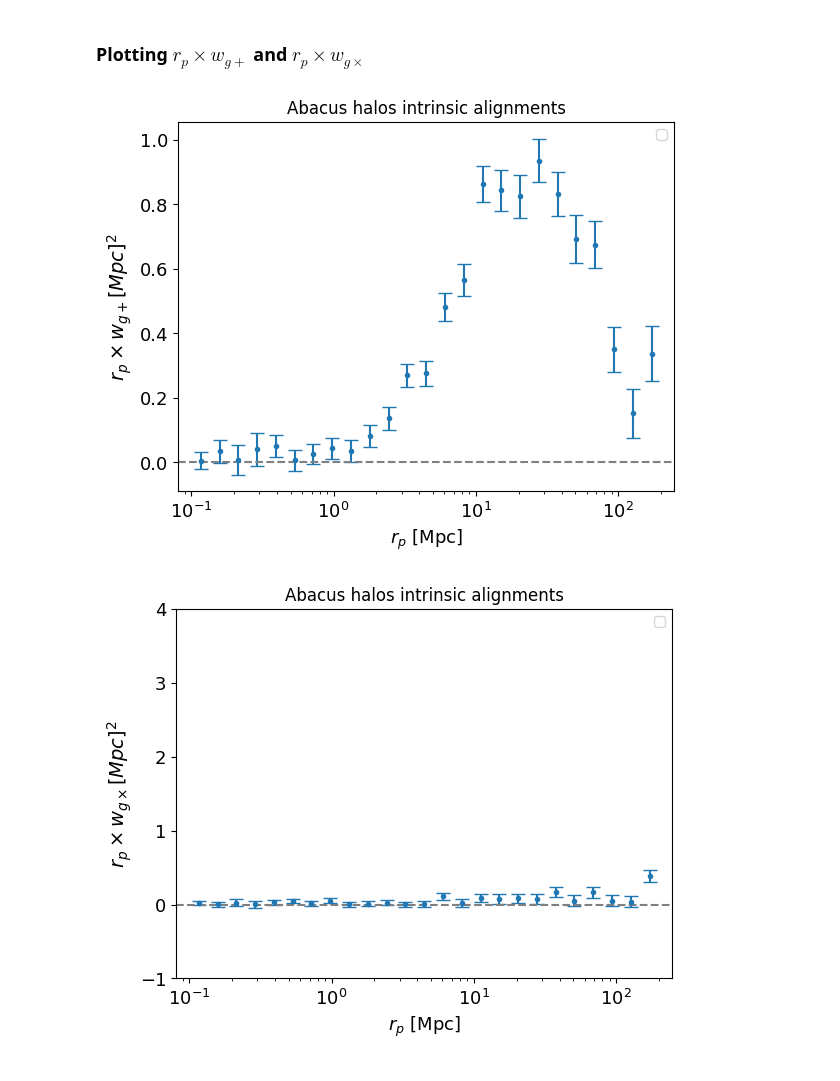
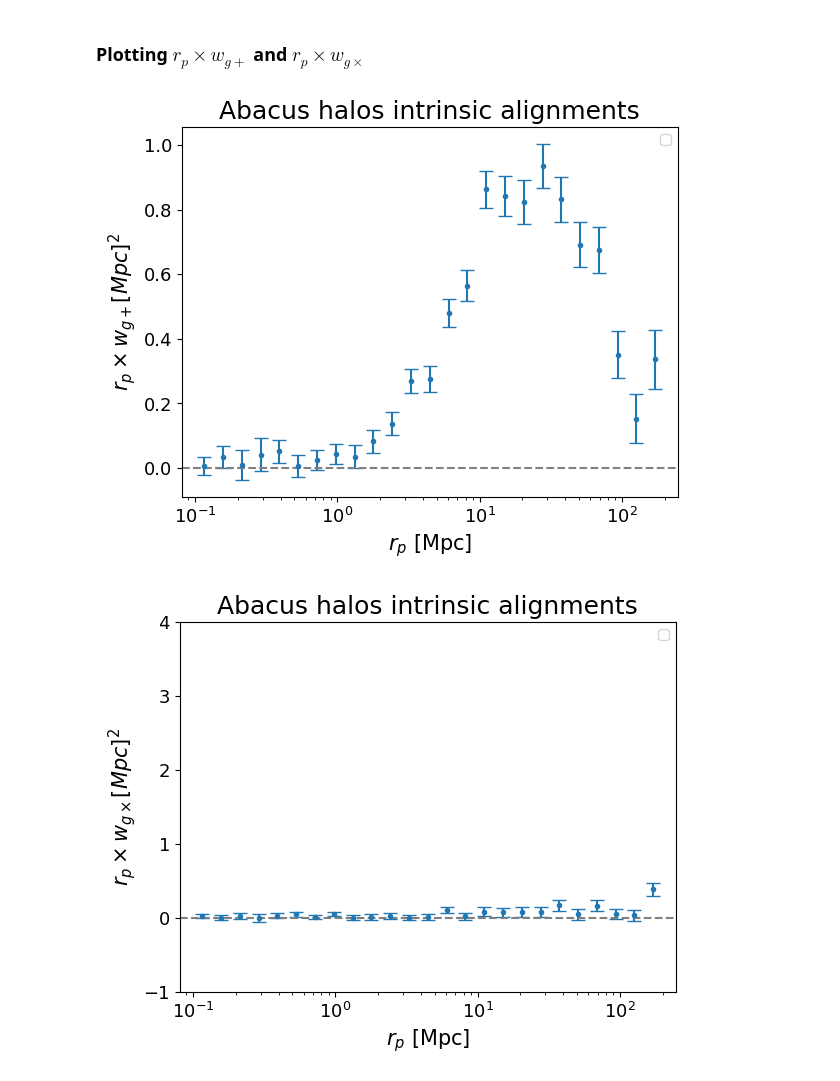
Before and after one commit to antonincorinaldi/3D_intrinsic_alignment, a Jupyter notebook: notebooks/intrinsic_alignment/TreeCorr_halos.ipynb, the cells around one changed output. Cells and saved outputs as stored; diff of their text form; code cells hidden in the pictures.

```diff
--- a/notebooks/intrinsic_alignment/TreeCorr_halos.ipynb
+++ b/notebooks/intrinsic_alignment/TreeCorr_halos.ipynb
@@ -361,26 +361,26 @@ sigma_gc_halos_tc = np.sqrt(sum_var_gc_halos_tc)
 # %%
 plt.errorbar(np.exp(r_halos_tc[0,:]), np.exp(r_halos_tc[0,:])*wgp_halos_tc, yerr= np.exp(r_halos_tc[0,:])*sigma_gp_halos_tc, fmt='o', markersize=3, capsize=5)
 plt.xscale('log')
-plt.xlabel(r'$r_p$ [Mpc]', fontsize=13)
-plt.ylabel(r'$r_p \times w_{g+} [Mpc]^2$', fontsize=14)
+plt.xlabel(r'$r_p$ [Mpc]', fontsize=15)
+plt.ylabel(r'$r_p \times w_{g+} [Mpc]^2$', fontsize=15)
 plt.tick_params(axis='both', which='major', labelsize=13)
 plt.legend()
 plt.axhline(0, color='grey', linestyle='--')
-plt.title("Abacus halos intrinsic alignments")
+plt.title("Abacus halos intrinsic alignments", fontsize=18)
 plt.show()
 
 
 
 plt.errorbar(np.exp(r_halos_tc[0,:]), np.exp(r_halos_tc[0,:])*wgc_halos_tc, yerr= np.exp(r_halos_tc[0,:])*sigma_gc_halos_tc, fmt='o', markersize=3, capsize=5)
 plt.xscale('log')
-plt.xlabel(r'$r_p$ [Mpc]', fontsize=13)
-plt.ylabel(r'$r_p \times w_{g\times} [Mpc]^2$', fontsize=14)
+plt.xlabel(r'$r_p$ [Mpc]', fontsize=15)
+plt.ylabel(r'$r_p \times w_{g\times} [Mpc]^2$', fontsize=15)
 plt.tick_params(axis='both', which='major', labelsize=13)
 plt.ylim(-1,4)
 plt.legend()
 plt.axhline(0, color='grey', linestyle='--')
-plt.title("Abacus halos intrinsic alignments")
+plt.title("Abacus halos intrinsic alignments", fontsize=18)
 plt.show()
 # %% [output]
-[figure, old version]
+[figure, new version]
-[figure, old version]
+[figure, new version]
```
Also changed, not shown: parts of 2 cells of this notebook.
